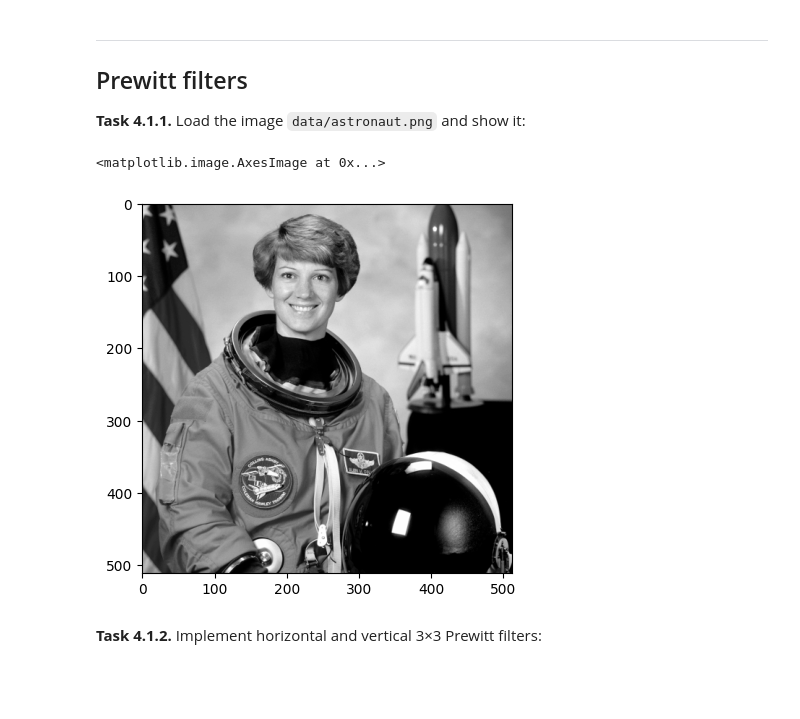
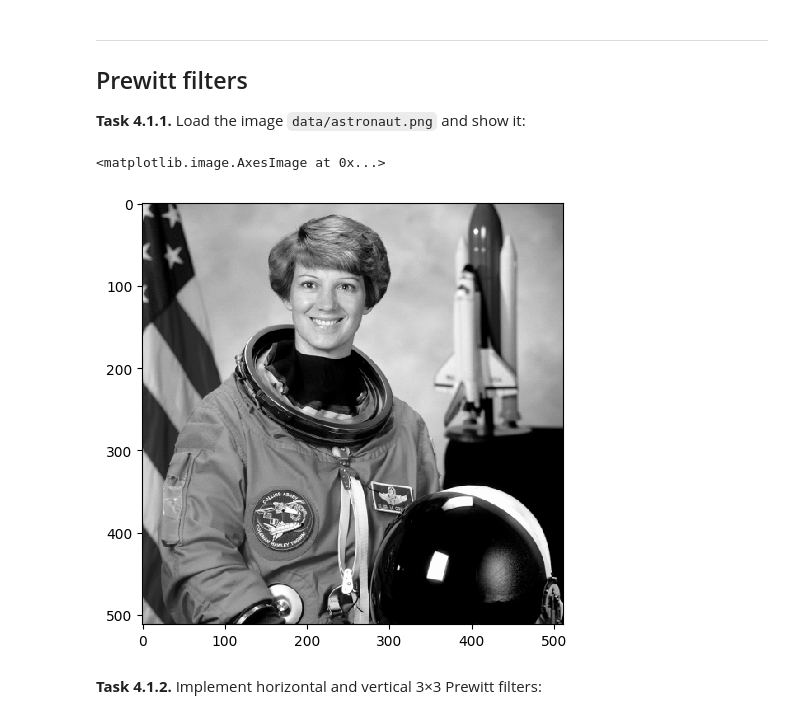
Before and after one commit to rMaximr/mobi-fs3-python, a Jupyter notebook: task4.ipynb, the cells around one changed output. Saved outputs shown, nothing was run; the diff lists cells and outputs as text; code cells hidden in the pictures; blank space fills up the shorter version.

```diff
--- a/task4.ipynb
+++ b/task4.ipynb
@@ -10,11 +11,11 @@ import matplotlib.pyplot as plt
 
 **<a id="#">Task 4.1.1.</a>** Load the image `data/astronaut.png` and show it:
 # %%
-img = plt.imread('data/astronaut.png')
-plt.imshow(img, 'gray')
+img = skimage.io.imread('data/astronaut.png')
+skimage.io.imshow(img)
 # %% [output]
 <matplotlib.image.AxesImage at 0x...>
-[figure, old version]
+[figure, new version]
 # %% [markdown]
 **<a id="#">Task 4.1.2.</a>** Implement horizontal and vertical 3&times;3 Prewitt filters:
 # %%
```
Also changed, not shown: parts of 6 cells of this notebook.
